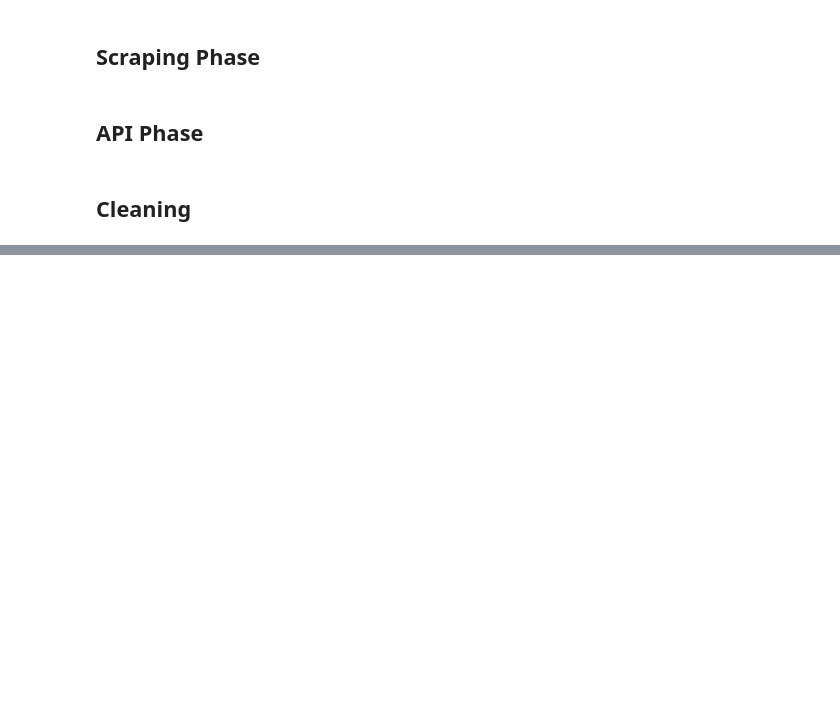
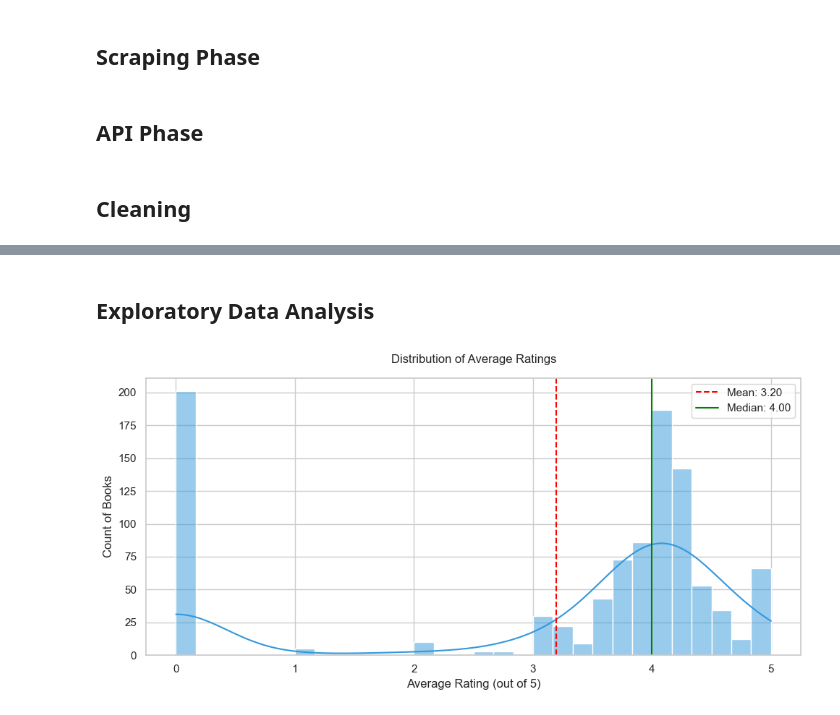
Before and after one commit to abanoubdev/book-recommendation-browser, a Jupyter notebook: notebooks/data_sourcing.ipynb, the cells around one changed output, grey strips where cells are left out. Saved outputs shown, nothing was run; the diff lists cells and outputs as text; code cells hidden in the pictures; blank space fills up the shorter version.

Commit message:
feat: implement core book recommendation system modules, data pipelines, and application scaffold

```diff
--- a/notebooks/data_sourcing.ipynb
+++ b/notebooks/data_sourcing.ipynb
@@ -44,0 +72,6 @@ cleaned_df.head()
+# %% [markdown]
+## Exploratory Data Analysis
+# %%
+plot_rating_distribution(cleaned_df)
+# %% [output]
+[figure, added]
```
Also changed, not shown: parts of 7 cells of this notebook, 14 other files.
